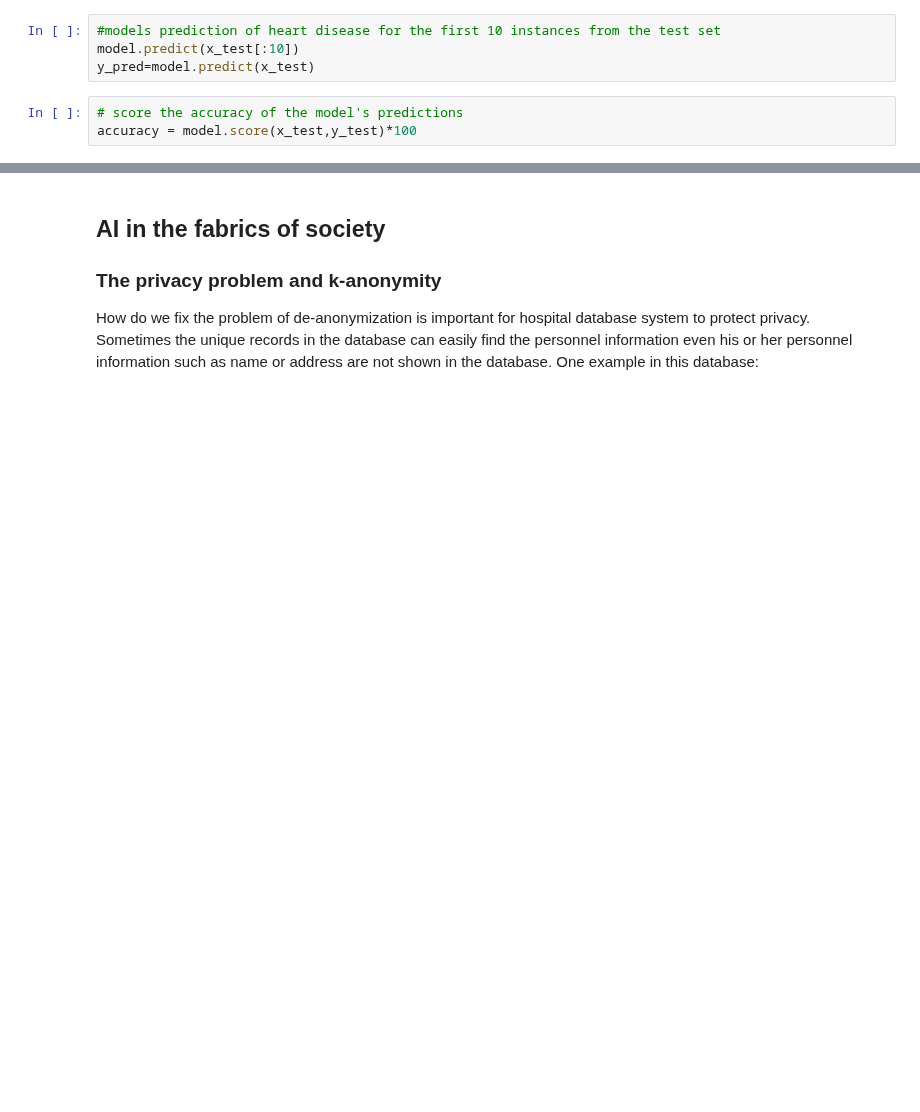
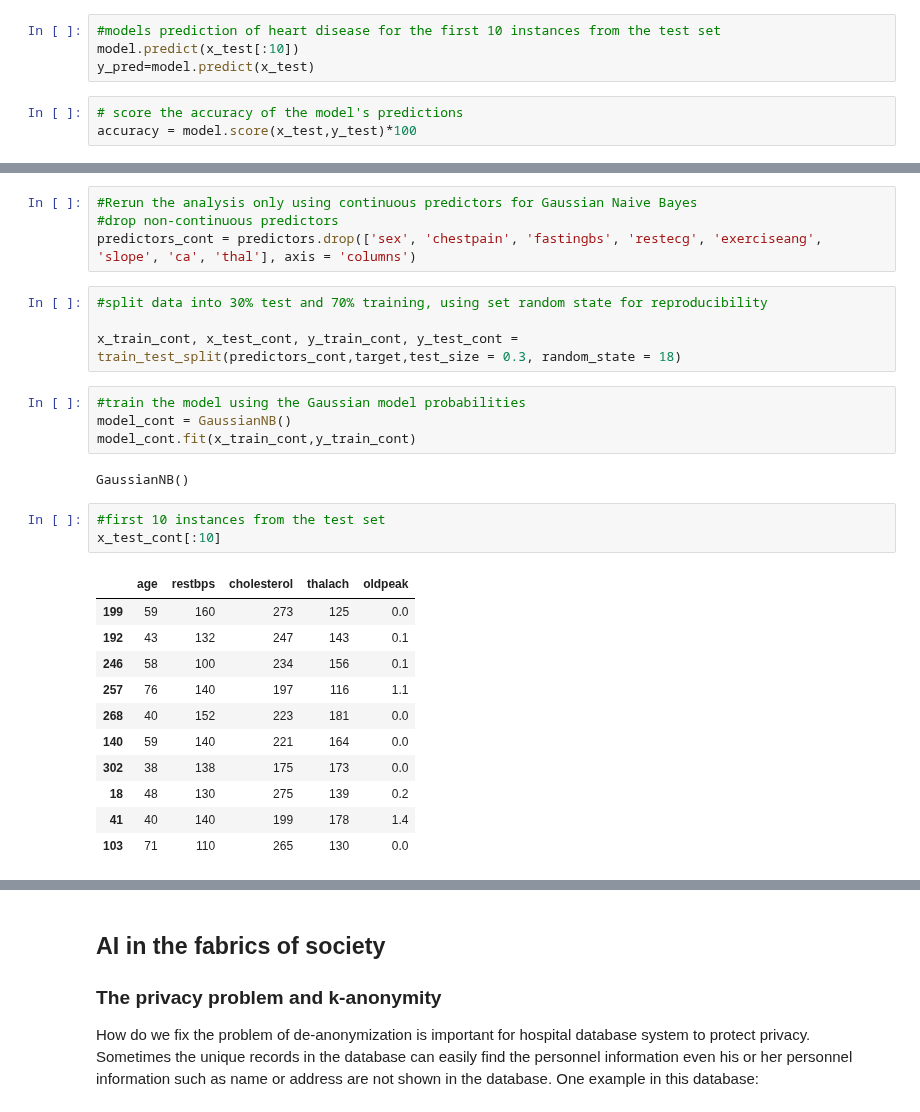
Before and after one commit to aminrahimian/data-for-good, a Jupyter notebook: Naive Bayes Heart Disease Prediction.ipynb, the cells around one changed output, grey strips where cells are left out. Drawn from its saved outputs; the diff is of its cells as text; blank space fills up the shorter version.

```diff
--- a/Naive Bayes Heart Disease Prediction.ipynb
+++ b/Naive Bayes Heart Disease Prediction.ipynb
@@ -244,0 +262,29 @@ Text(0.5, 257.44, 'Predicted Class')
+# %%
+#Rerun the analysis only using continuous predictors for Gaussian Naive Bayes
+#drop non-continuous predictors
+predictors_cont = predictors.drop(['sex', 'chestpain', 'fastingbs', 'restecg', 'exerciseang', 'slope', 'ca', 'thal'], axis = 'columns')
+# %%
+#split data into 30% test and 70% training, using set random state for reproducibility
+
+x_train_cont, x_test_cont, y_train_cont, y_test_cont =  train_test_split(predictors_cont,target,test_size = 0.3, random_state = 18)
+# %%
+#train the model using the Gaussian model probabilities
+model_cont = GaussianNB()
+model_cont.fit(x_train_cont,y_train_cont)
+# %% [output]
+GaussianNB()
+# %%
+#first 10 instances from the test set
+x_test_cont[:10]
+# %% [output]
+|  | age | restbps | cholesterol | thalach | oldpeak |
+| 199 | 59 | 160 | 273 | 125 | 0.0 |
+| 192 | 43 | 132 | 247 | 143 | 0.1 |
+| 246 | 58 | 100 | 234 | 156 | 0.1 |
+| 257 | 76 | 140 | 197 | 116 | 1.1 |
+| 268 | 40 | 152 | 223 | 181 | 0.0 |
+| 140 | 59 | 140 | 221 | 164 | 0.0 |
+| 302 | 38 | 138 | 175 | 173 | 0.0 |
+| 18 | 48 | 130 | 275 | 139 | 0.2 |
+| 41 | 40 | 140 | 199 | 178 | 1.4 |
+| 103 | 71 | 110 | 265 | 130 | 0.0 |
```
Also changed, not shown: parts of 26 cells of this notebook.
